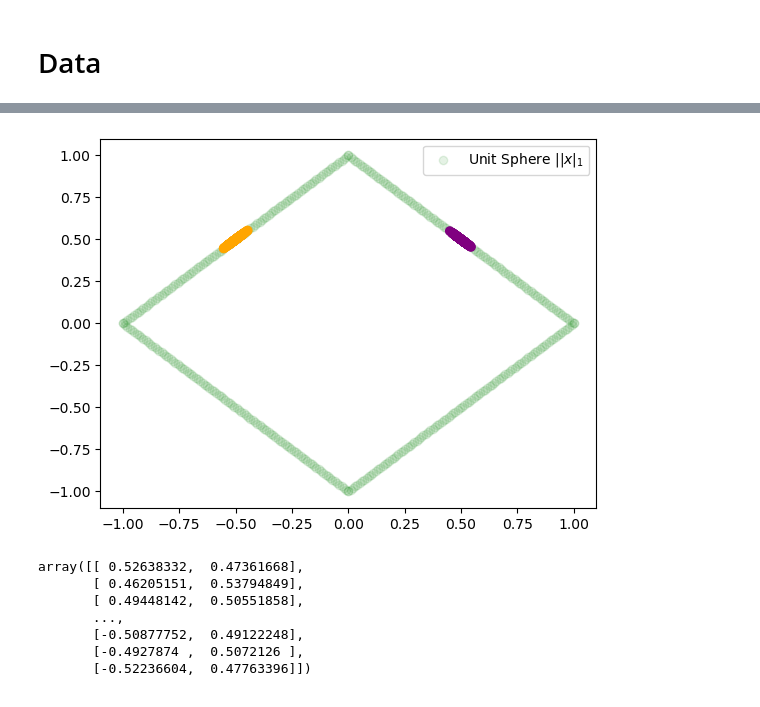
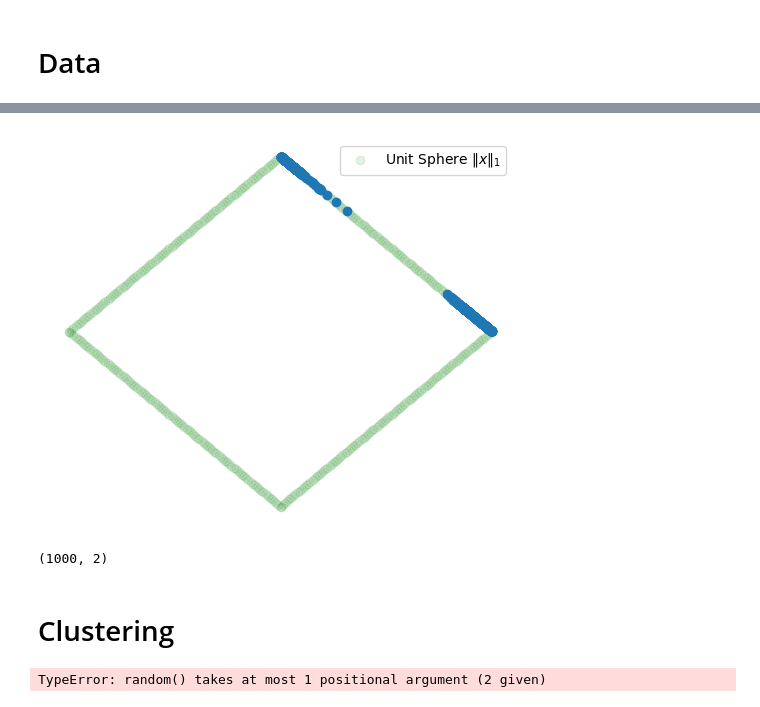
Before and after one commit to SullivanCastro/K-Means-Clustering-of-Extremes, a Jupyter notebook: src/model/utils.ipynb, the cells around one changed output, grey strips where cells are left out. Drawn from its saved outputs; the diff is of its cells as text; code cells hidden in the pictures.

```diff
--- a/src/model/utils.ipynb
+++ b/src/model/utils.ipynb
@@ -8,11 +11,14 @@ import matplotlib.pyplot as plt
 # Data
 # %%
 N = 1000
-CENTERS = [[2, 2], [-2, -2], [0, 0], [10, 10], [-10, 10], [5, 5]]
+CENTERS = np.random.randint(-10, 10, (5, 2))
 DATA = np.concatenate([np.random.multivariate_normal(center, np.eye(2), size=N) + center for center in CENTERS], axis=0)
+THRESHOLD = 0.2
 
+plt.figure(figsize=(6, 5))
 for idx_center, center in enumerate(CENTERS):
     plt.scatter(DATA[idx_center * N:(idx_center + 1) * N, 0], DATA[idx_center * N:(idx_center + 1) * N, 1], label=f'Center {idx_center}')
-plt.legend()
-plt.show()
+# plt.legend()
+plt.axis('off')
+plt.savefig(f"../../fig/model/raw_data.png", bbox_inches='tight')
 # %% [output]
@@ -35,0 +37,10 @@ plt.scatter(largest_data[:, 0], largest_data[:, 1], color=np.where(largest_data[
+# %%
+largest_data,cut_off = Preprocessing.filter_largest(extreme_data, THRESHOLD)
+
+plt.figure(figsize=(6, 5))
+for idx_center, center in enumerate(CENTERS):
+    largest_data_k = extreme_data[idx_center * N:(idx_center + 1) * N]
+    largest_data_k = largest_data_k[np.linalg.norm(largest_data_k, axis=1) < cut_off]
+    plt.scatter(largest_data_k[:, 0], largest_data_k[:, 1], label=f'Center {idx_center}')
+plt.axis('off')
+plt.savefig(f"../../fig/model/largest_data.png", bbox_inches='tight')
@@ -36,23 +49,27 @@ plt.scatter(largest_data[:, 0], largest_data[:, 1], color=np.where(largest_data[
 # %%
 sphere_data = Preprocessing.project_onto_unit_sphere(largest_data)
 
-
+plt.figure(figsize=(6, 5))
 plt.scatter(np.linspace(0, 1, 100), 1 - np.linspace(0, 1, 100), color="green", alpha=0.1)
 plt.scatter(np.linspace(0, 1, 100), -(1 - np.linspace(0, 1, 100)), color="green", alpha=0.1)
 plt.scatter(np.linspace(-1, 0, 100), 1 - abs(np.linspace(-1, 0, 100)), color="green", alpha=0.1)
-plt.scatter(np.linspace(-1, 0, 100), -(1 - abs(np.linspace(-1, 0, 100))), color="green", alpha=0.1, label = rf"Unit Sphere $ \|| x \||_1$")
-plt.scatter(sphere_data[:, 0], sphere_data[:, 1], color=np.where(largest_data[:, 0]<0, "orange", "purple"))
-plt.legend()
-plt.show()
+plt.scatter(np.linspace(-1, 0, 100), -(1 - abs(np.linspace(-1, 0, 100))), color="green", alpha=0.1, label = rf"Unit Sphere $ \| x \|_1$")
+plt.scatter(sphere_data[:, 0], sphere_data[:, 1])
+plt.legend(loc='best')
+plt.axis('off')
+plt.savefig(f"../../fig/model/unit_sphere_data.png", bbox_inches='tight')
 # %% [output]
-[figure, old version]
+[figure, new version]
 # %%
-sphere_data
+sphere_data.shape
 # %% [output]
-array([[ 0.52638332,  0.47361668],
-       [ 0.46205151,  0.53794849],
-       [ 0.49448142,  0.50551858],
-       ...,
-       [-0.50877752,  0.49122248],
-       [-0.4927874 ,  0.5072126 ],
-       [-0.52236604,  0.47763396]])
+(1000, 2)
+# %% [markdown]
+# Clustering
+# %%
+from spherical_k_means import ExtremeSphericalKMeans
+
+kmeans = ExtremeSphericalKMeans(n_clusters=2, max_iter=100, threshold=THRESHOLD)
+kmeans.fit(DATA)
+# %% [output]
+TypeError: random() takes at most 1 positional argument (2 given)
```
Also changed, not shown: parts of 6 cells of this notebook, 2 other files.
